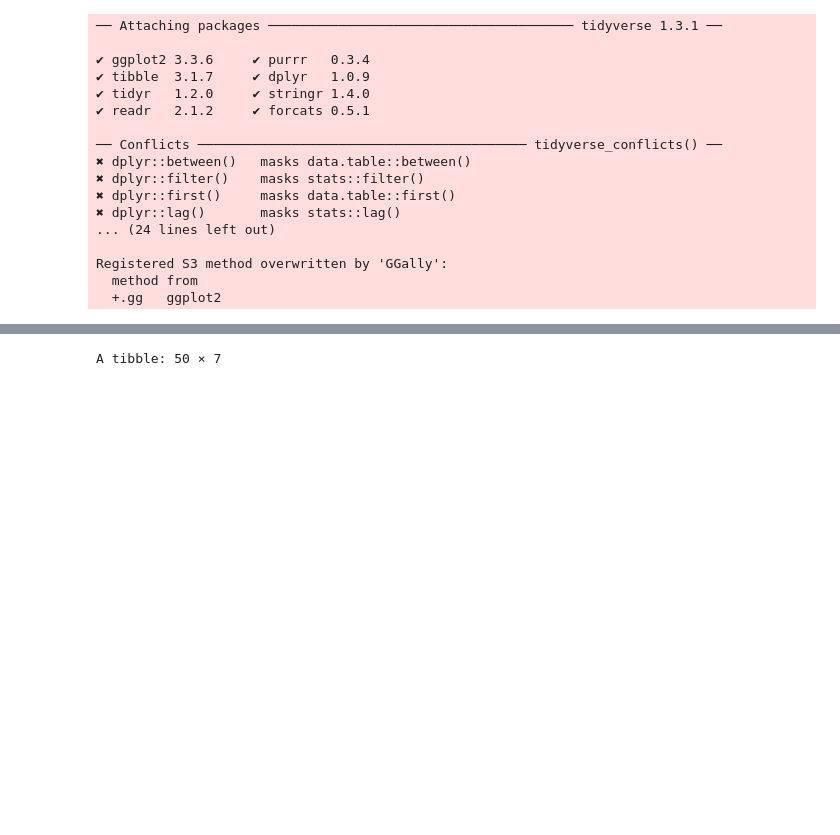
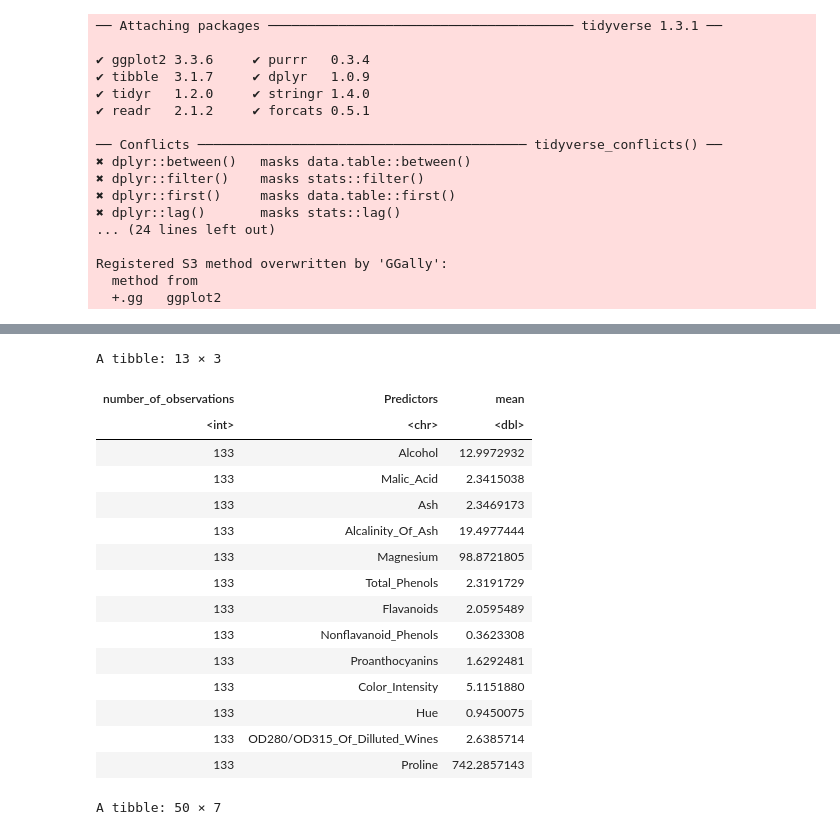
Before and after one commit to bkaanylmz/dsci-100-2022w1-group-95, a Jupyter notebook: WINE.ipynb, the cells around one changed output, grey strips where cells are left out. Cells and saved outputs as stored; diff of their text form; code cells hidden in the pictures; blank space fills up the shorter version.

Commit message:
Added data summary with mean from proposal

```diff
--- a/WINE.ipynb
+++ b/WINE.ipynb
@@ -85,3 +85,30 @@ A data.table: 6 × 14
+# %%
+#data summary
+
+wine_training_analysis <- wine_training |>
+                        summarize(n=n(), across(Alcohol:Proline, mean, na.rm=TRUE)) |>
+                        mutate(number_of_observations=n) |>
+                        select(-n) |>
+                        pivot_longer(cols=Alcohol:Proline, names_to="Predictors", values_to="mean")
+
+wine_training_analysis
+# %% [output]
+A tibble: 13 × 3
+| number_of_observations | Predictors | mean |
+| <int> | <chr> | <dbl> |
+| 133 | Alcohol | 12.9972932 |
+| 133 | Malic_Acid | 2.3415038 |
+| 133 | Ash | 2.3469173 |
+| 133 | Alcalinity_Of_Ash | 19.4977444 |
+| 133 | Magnesium | 98.8721805 |
+| 133 | Total_Phenols | 2.3191729 |
+| 133 | Flavanoids | 2.0595489 |
+| 133 | Nonflavanoid_Phenols | 0.3623308 |
+| 133 | Proanthocyanins | 1.6292481 |
+| 133 | Color_Intensity | 5.1151880 |
+| 133 | Hue | 0.9450075 |
+| 133 | OD280/OD315_Of_Dilluted_Wines | 2.6385714 |
+| 133 | Proline | 742.2857143 |
 # %%
 # data analysis
 set.seed(2022)
```
Also changed, not shown: parts of 2 cells of this notebook.
